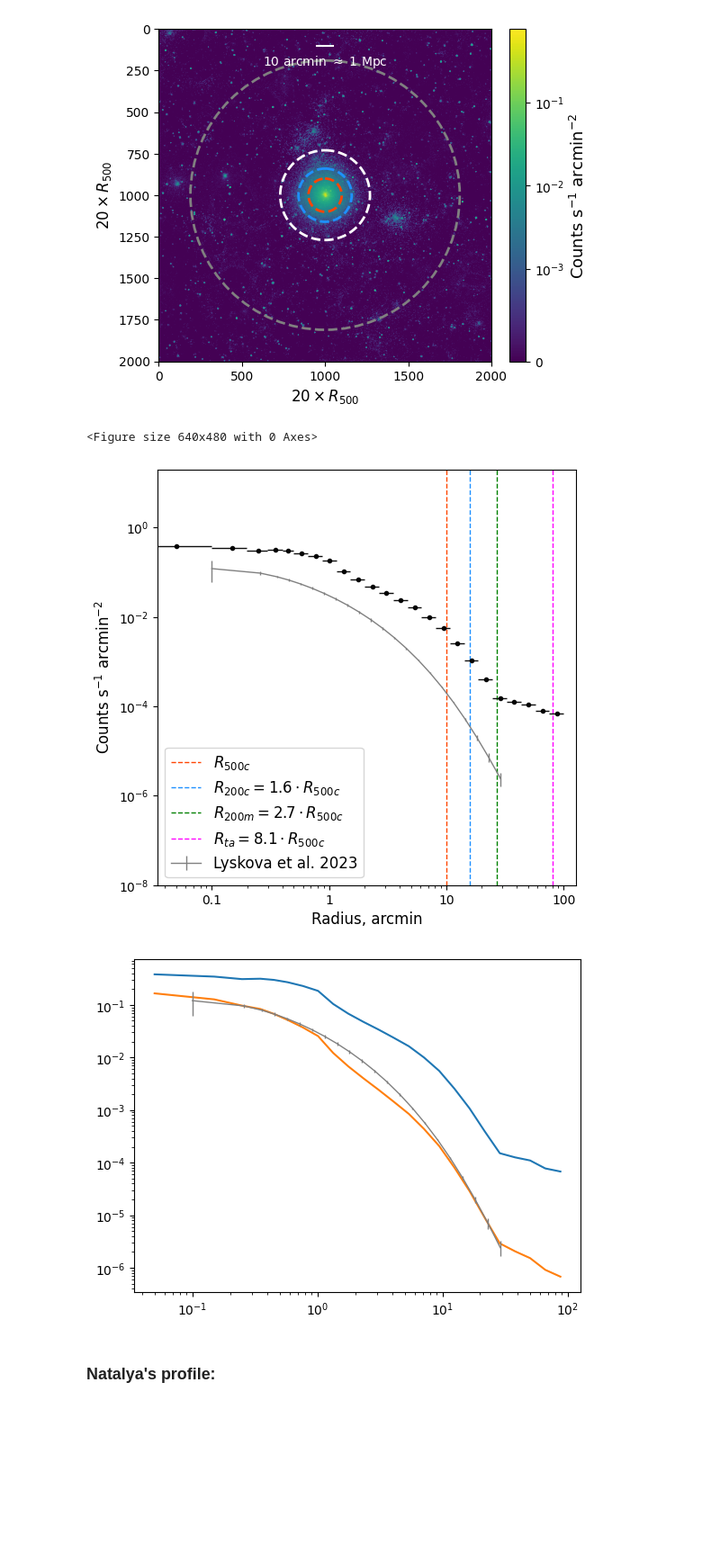
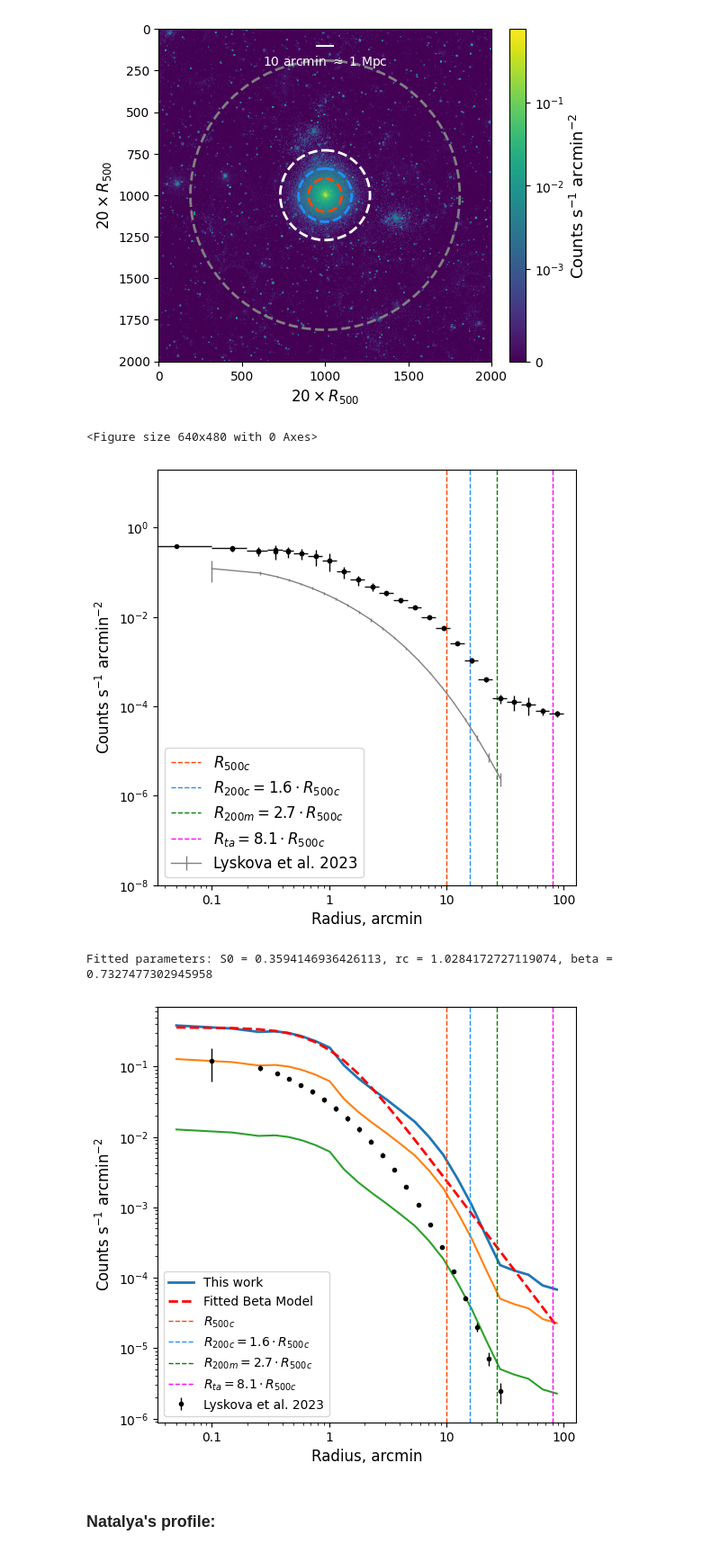
Before and after one commit to pi4imu/stacking, a Jupyter notebook: stacking_new.ipynb, the cells around one changed output. Shown at 90% size. Saved outputs shown, nothing was run; the diff lists cells and outputs as text; code cells hidden in the pictures; blank space fills up the shorter version.

```diff
--- a/stacking_new.ipynb
+++ b/stacking_new.ipynb
@@ -688,7 +720,8 @@ brbr = brightness_profile(hist=reduced_hist,
                           mmmask='no',
                           draw=True,
                           field_length=20,
-                          ARF_weights=True)
+                          ARF_weights=True,
+                          errors=True)
 
 plt.ylim(1e-8, 20)
 
@@ -698,4 +731,8 @@ plt.legend(loc=3, fontsize=12)
 plt.show()
 # %% [output]
 <Figure size 640x480 with 0 Axes>
-[figure, old version]
+[figure, new version]
+# %%
+def beta_model_surface_brightness(r, S0, rc, beta):
+
+    return S0 * (1 + (r / rc)**2)**(-3 * beta / 2)
@@ -702,17 +743,46 @@ plt.show()
+# %%
+# Fit the beta model to the noisy data
+initial_guess = [1.0, 0.5, 0.67]  # Initial guess for S0, rc, beta
+popt, pcov = curve_fit(beta_model_surface_brightness, rr, np.array(brbr), p0=initial_guess)
+# %%
+# Extract fitted parameters
+fitted_S0, fitted_rc, fitted_beta = popt
+print(f"Fitted parameters: S0 = {fitted_S0}, rc = {fitted_rc}, beta = {fitted_beta}")
+# %% [output]
+Fitted parameters: S0 = 0.3594146936426113, rc = 1.0284172727119074, beta = 0.7327477302945958
+# %%
+# Generate fitted values for plotting
+S_fitted = beta_model_surface_brightness(rr, *popt)
 # %%
 setka_bins = np.append([0, 1, 2, 3, 4], np.geomspace(5, r_pixels_max, 20))
 setka = [(a+b)/2 for a, b in zip(setka_bins[:-1], setka_bins[1:])]
 rr = np.array(setka)/r500r*(10*998/1000)
 
-plt.plot(rr, np.array(brbr))
-plt.plot(rr, np.array(brbr)/np.geomspace(2.3, 0.1*r_pixels_max, 24))
+plt.figure(figsize=(6, 6))
+
+plt.plot(rr, np.array(brbr), label='This work', lw=2)
+plt.plot(rr, np.array(brbr)/3.) # np.geomspace(2.3, 0.1*r_pixels_max, 24))
+plt.plot(rr, np.array(brbr)/30)
+plt.errorbar(Ix[0], Ix[1], (Ix[3]-Ix[1], Ix[1]-Ix[2]), lw=0, elinewidth=1, markersize=3, marker='o', color='black', label='Lyskova et al. 2023')
+
+plt.plot(rr, S_fitted, label='Fitted Beta Model', color='red', ls='--', lw=2)
+
+plt.xlabel("Radius, arcmin", fontsize=12)
+plt.ylabel("Counts s$^{{-1}}$ arcmin$^{{-2}}$", fontsize=12)
 plt.xscale("log")
 plt.yscale("log")
-plt.errorbar(Ix[0], Ix[1], (Ix[3]-Ix[1], Ix[1]-Ix[2]), lw=1, color='grey', label='Lyskova et al. 2023')
+
+plt.axvline(10*998/1000, linestyle='--', color='orangered', label='$R_{500c}$', lw=1)
+plt.axvline(10*998/1000*1.6, linestyle='--', color='dodgerblue', label='$R_{200c} = 1.6 \cdot R_{500c}$', lw=1)
+plt.axvline(10*998/1000*2.7, linestyle='--', color='green', label='$R_{200m} = 2.7 \cdot R_{500c}$', lw=1)
+plt.axvline(10*998/1000*8.1, linestyle='--', color='magenta', label='$R_{ta} = 8.1 \cdot R_{500c}$', lw=1)
+
+plt.legend(loc=3, fontsize=10)
+plt.xticks([0.1, 1, 10, 100], [0.1, 1, 10, 100])
 
 plt.show()
 # %% [output]
-[figure, old version]
+[figure, new version]
 # %% [markdown]
 ### Natalya's profile:
 # %%
```
Also changed, not shown: parts of 11 cells of this notebook.
